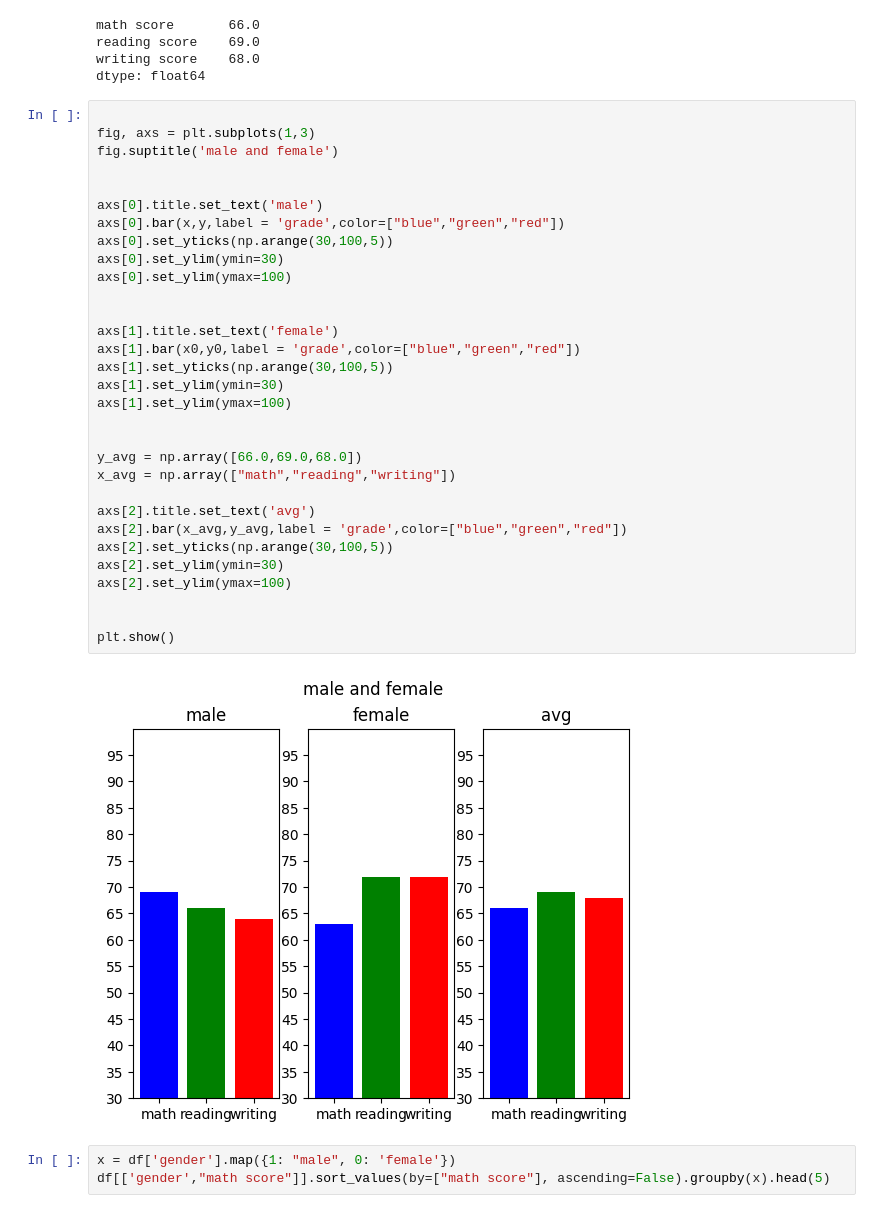
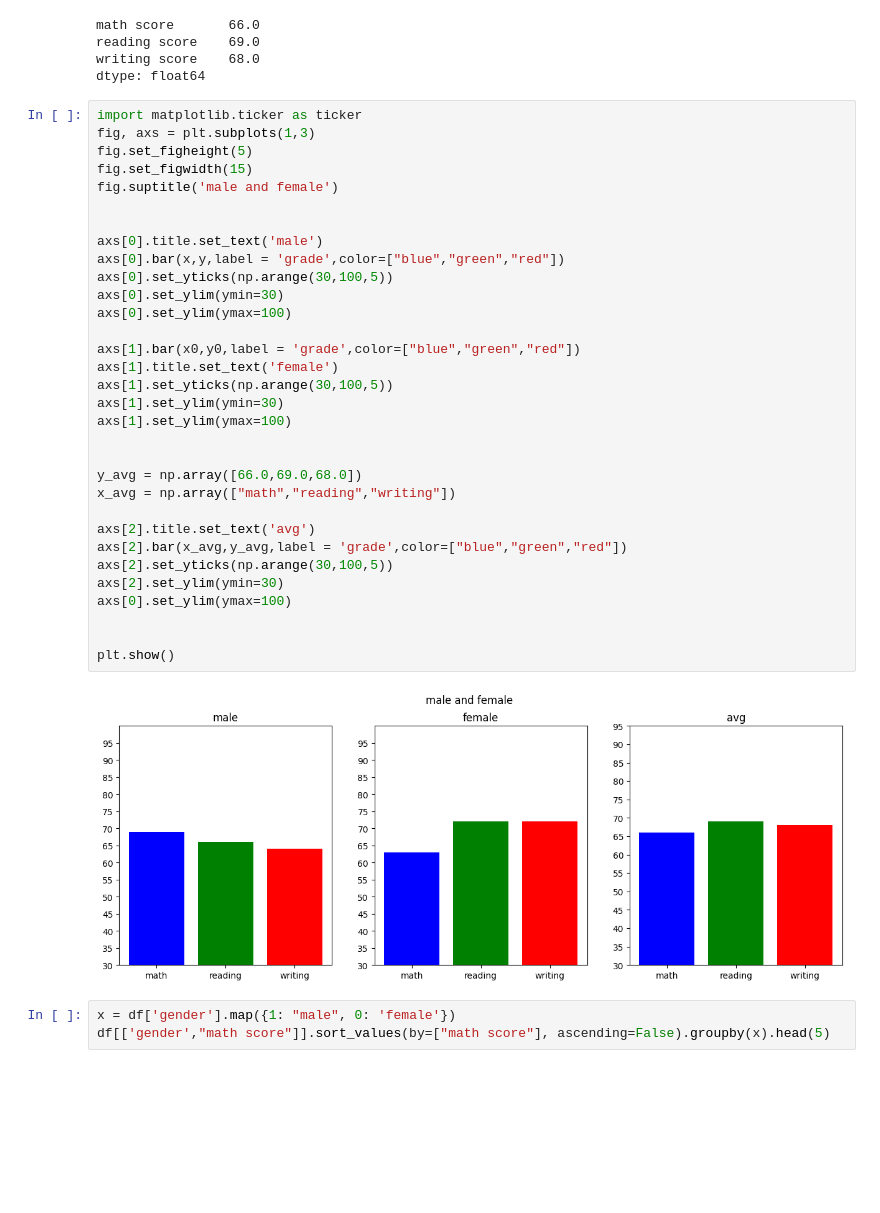
Before and after one commit to cakethehuman/student_scores, a Jupyter notebook: student data.ipynb, the cells around one changed output. Drawn from its saved outputs; the diff is of its cells as text; blank space fills up the shorter version.

```diff
--- a/student data.ipynb
+++ b/student data.ipynb
@@ -193,38 +193,39 @@ reading score    69.0
 writing score    68.0
 dtype: float64
 # %%
-
+import matplotlib.ticker as ticker
 fig, axs = plt.subplots(1,3)
+fig.set_figheight(5)
+fig.set_figwidth(15)
 fig.suptitle('male and female')
 
 
 axs[0].title.set_text('male')
 axs[0].bar(x,y,label = 'grade',color=["blue","green","red"])
 axs[0].set_yticks(np.arange(30,100,5))
 axs[0].set_ylim(ymin=30)
 axs[0].set_ylim(ymax=100)
 
-
+axs[1].bar(x0,y0,label = 'grade',color=["blue","green","red"])
 axs[1].title.set_text('female')
-axs[1].bar(x0,y0,label = 'grade',color=["blue","green","red"])
 axs[1].set_yticks(np.arange(30,100,5))
 axs[1].set_ylim(ymin=30)
 axs[1].set_ylim(ymax=100)
 
 
 y_avg = np.array([66.0,69.0,68.0])
 x_avg = np.array(["math","reading","writing"])
 
 axs[2].title.set_text('avg')
 axs[2].bar(x_avg,y_avg,label = 'grade',color=["blue","green","red"])
 axs[2].set_yticks(np.arange(30,100,5))
 axs[2].set_ylim(ymin=30)
-axs[2].set_ylim(ymax=100)
+axs[0].set_ylim(ymax=100)
 
 
 plt.show()
 # %% [output]
-[figure, old version]
+[figure, new version]
 # %%
 x = df['gender'].map({1: "male", 0: 'female'})
 df[['gender',"math score"]].sort_values(by=["math score"], ascending=False).groupby(x).head(5)
```
